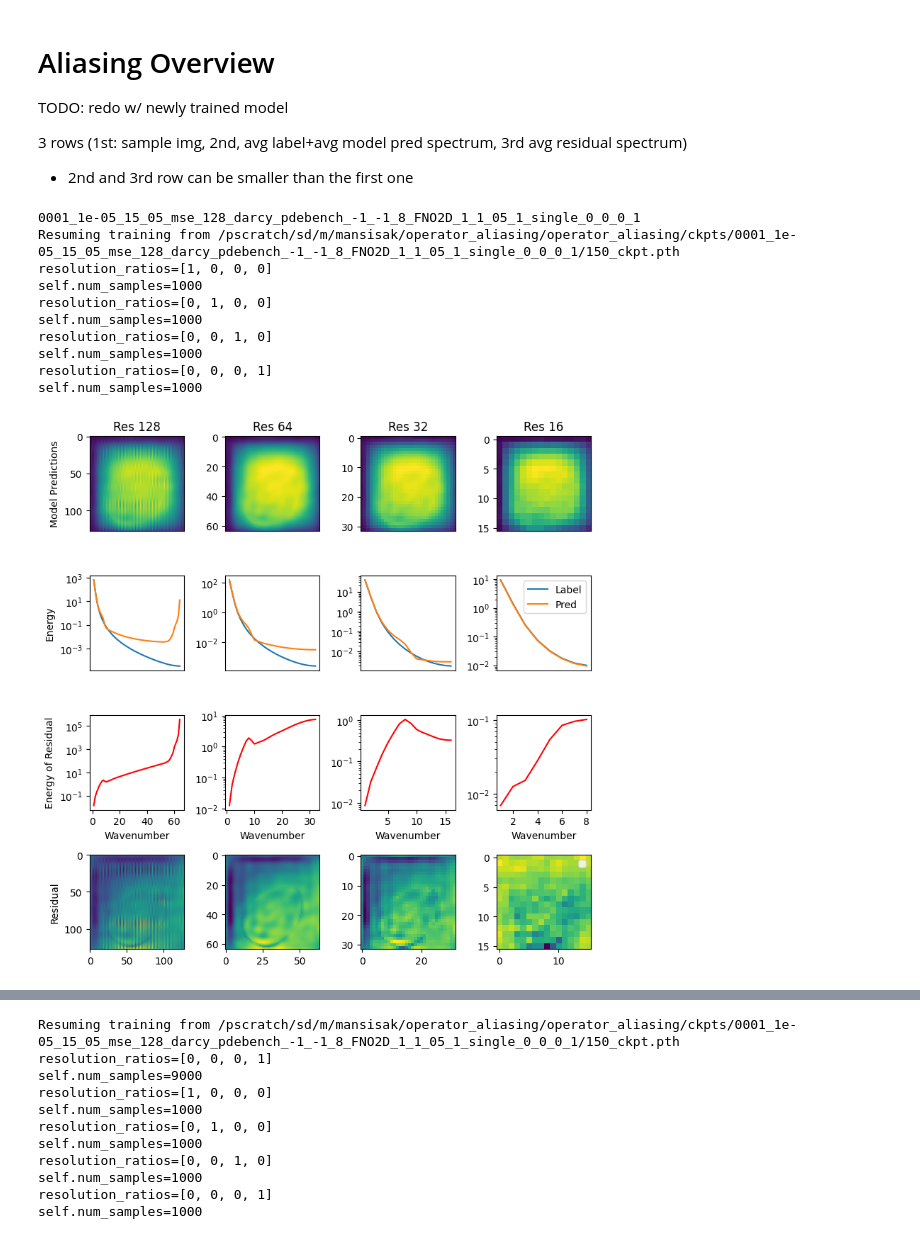
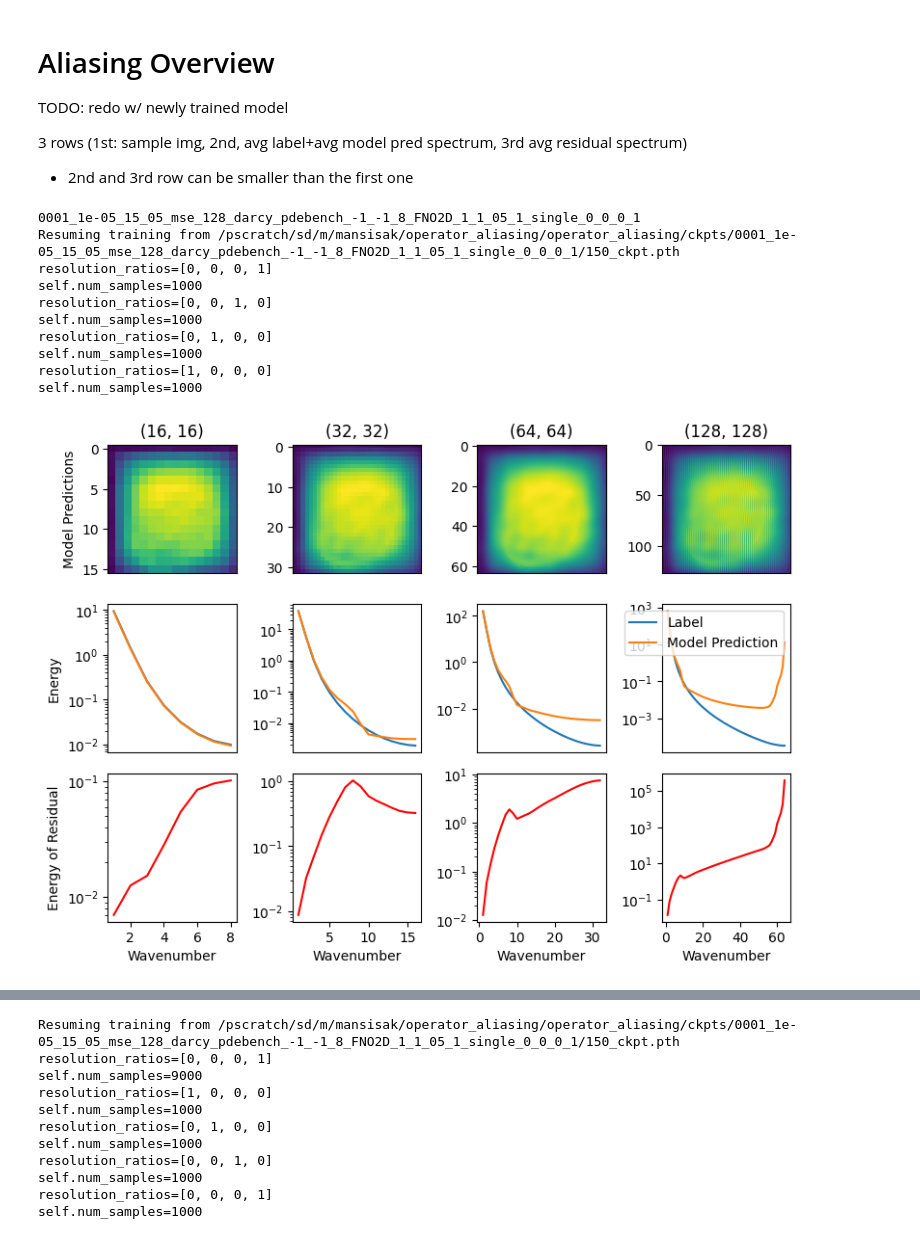
Before and after one commit to msakarvadia/operator_aliasing, a Jupyter notebook: notebooks/figures.ipynb, the cells around one changed output, grey strips where cells are left out. Cells and saved outputs as stored; diff of their text form; code cells hidden in the pictures.

```diff
--- a/notebooks/figures.ipynb
+++ b/notebooks/figures.ipynb
@@ -53,7 +54,7 @@ TODO: redo w/ newly trained model
 3 rows (1st: sample img, 2nd, avg label+avg model pred spectrum, 3rd avg residual spectrum)
 - 2nd and 3rd row can be smaller than the first one
 # %%
-fig, axs = plt.subplots(4, 4, figsize=(8, 8))
+fig, axs = plt.subplots(3, 4, figsize=(8, 6))
 
 
 # get data args
@@ -95,13 +96,13 @@ model = model.eval()
 
 for x_idx, res in enumerate([16, 32, 64, 128]):
     resolution_ratio = [0, 0, 0, 0]
-    resolution_ratio[x_idx] = 1
-    resolutions = [128, 64, 32, 16]
+    resolution_ratio[-(x_idx+1)] = 1
+    resolutions = [16, 32, 64, 128]# [128, 64, 32, 16]
     dataset = get_dataset(
         dataset_name=dataset_name,
-        filter_lim=filter_lim,
+        filter_lim=-1,
         img_size=res,
-        downsample_dim=downsample_dim,
+        downsample_dim=-1,
         train=False,
         initial_steps=initial_steps,
         model_name=model_name,
@@ -131,8 +132,8 @@ for x_idx, res in enumerate([16, 32, 64, 128]):
     label = ground_truth[0, 0, :, :].cpu().numpy()
 
     axs[0, x_idx].imshow(output)
-    axs[3, x_idx].imshow(output-label)
-    axs[0, x_idx].set_title(f'Res {resolutions[x_idx]}')
+    #axs[3, x_idx].imshow(output-label)
+    axs[0, x_idx].set_title(f'{(resolutions[x_idx], resolutions[x_idx])}')
     # axs[0, x_idx].get_yaxis().set_visible(False)
     axs[0, x_idx].get_xaxis().set_visible(False)
     axs[1, x_idx].get_xaxis().set_visible(False)
@@ -144,40 +145,39 @@ for x_idx, res in enumerate([16, 32, 64, 128]):
     axs[1, x_idx].set_yscale('log')
     x = np.linspace(1, len(label_spectrum), len(label_spectrum))
     axs[1, x_idx].plot(x, label_spectrum, label='Label')
-    axs[1, x_idx].plot(x, pred_spectrum, label='Pred')
+    axs[1, x_idx].plot(x, pred_spectrum, label='Model Prediction')
 
     axs[2, x_idx].set_yscale('log')
     axs[2, x_idx].plot(
         x, residual_spectrum / label_spectrum, label='Resid', color='red'
     )
     axs[2, x_idx].set_xlabel('Wavenumber')
     # plt.locator_params(axis="x", integer=True, tight=True)
     axs[2, x_idx].xaxis.set_major_locator(
         ticker.MaxNLocator(integer=True, nbins=4)
     )
     if x_idx == 0:
         axs[2, x_idx].set_ylabel('Energy of Residual')
         axs[1, x_idx].set_ylabel('Energy')
         axs[0, x_idx].set_ylabel('Model Predictions')
-        axs[3, x_idx].set_ylabel('Residual')
+        #axs[3, x_idx].set_ylabel('Residual')
 
 axs[1, x_idx].legend(loc='upper right')
-plt.legend()
 plt.tight_layout()
 fig.savefig(
     f'{FIG_DIR}/aliasing_overview.pdf',  # .png
     dpi=300,
     bbox_inches='tight',
 )
 # %% [output]
 0001_1e-05_15_05_mse_128_darcy_pdebench_-1_-1_8_FNO2D_1_1_05_1_single_0_0_0_1
 Resuming training from /pscratch/sd/m/mansisak/operator_aliasing/operator_aliasing/ckpts/0001_1e-05_15_05_mse_128_darcy_pdebench_-1_-1_8_FNO2D_1_1_05_1_single_0_0_0_1/150_ckpt.pth
-resolution_ratios=[1, 0, 0, 0]
+resolution_ratios=[0, 0, 0, 1]
+self.num_samples=1000
+resolution_ratios=[0, 0, 1, 0]
 self.num_samples=1000
 resolution_ratios=[0, 1, 0, 0]
 self.num_samples=1000
-resolution_ratios=[0, 0, 1, 0]
+resolution_ratios=[1, 0, 0, 0]
 self.num_samples=1000
-resolution_ratios=[0, 0, 0, 1]
-self.num_samples=1000
-[figure, old version]
+[figure, new version]
```
Also changed, not shown: parts of 8 cells of this notebook.
